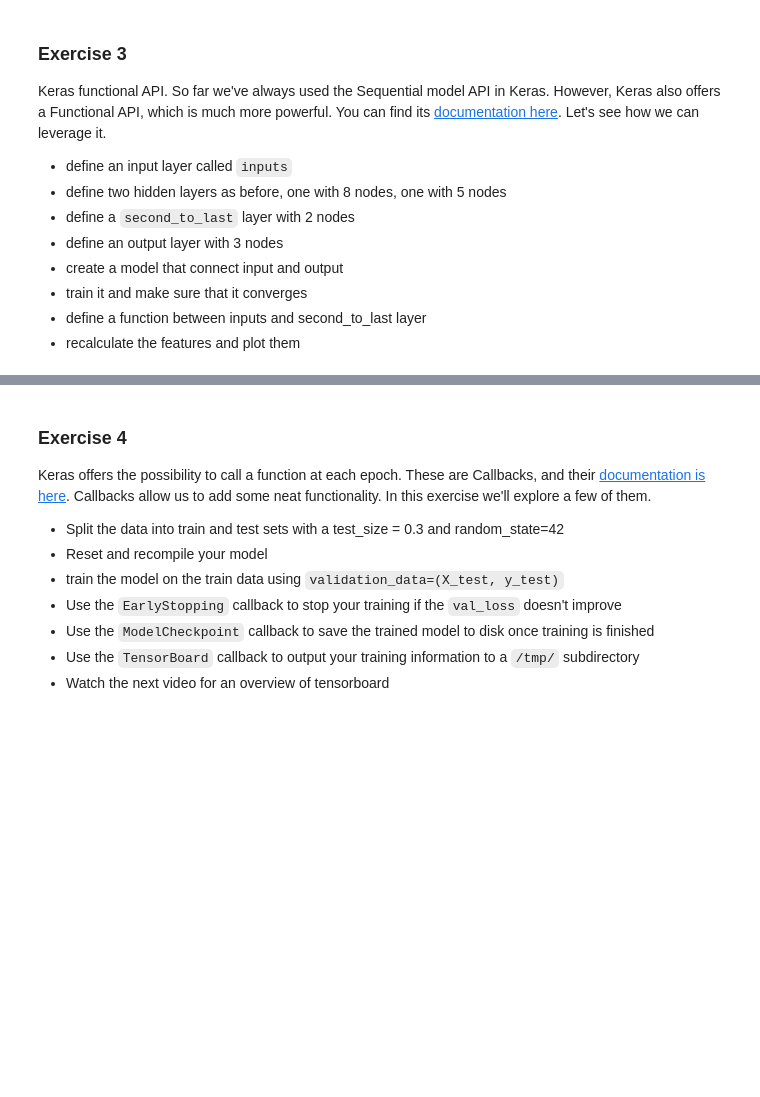
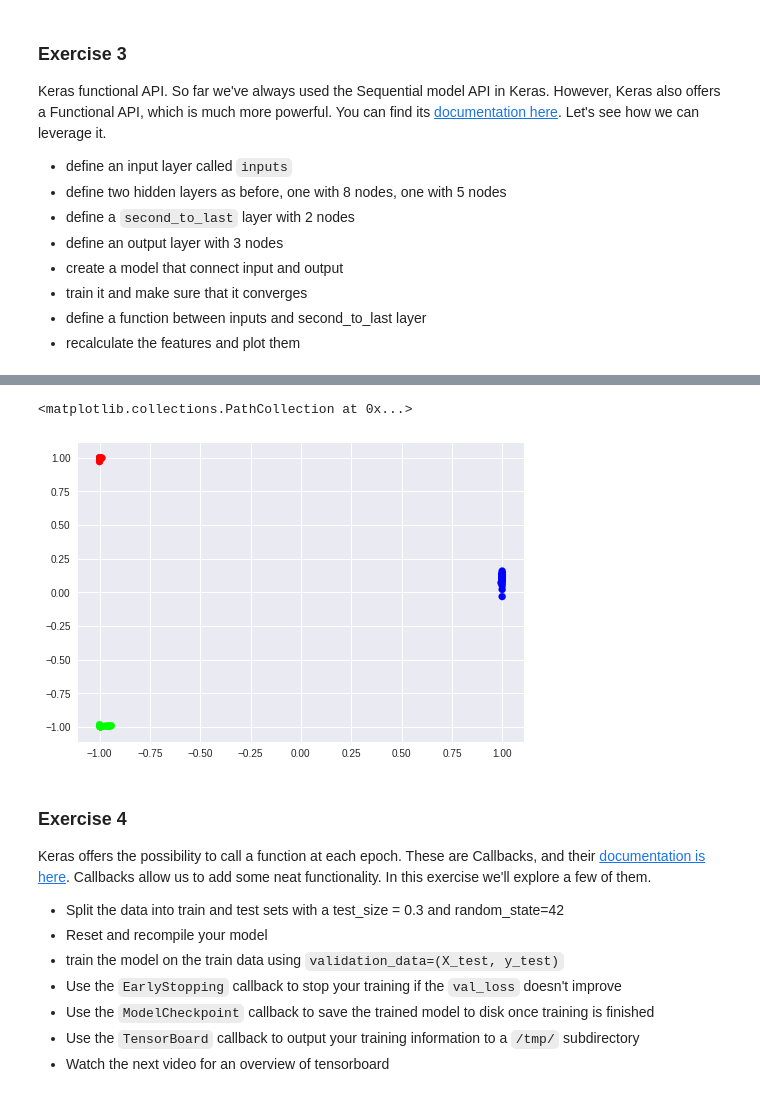
Before and after one commit to javmar08/zero_to_deep_learning_udemy, a Jupyter notebook: course/5 Gradient Descent.ipynb, the cells around one changed output, grey strips where cells are left out. Saved outputs shown, nothing was run; the diff lists cells and outputs as text; code cells hidden in the pictures; blank space fills up the shorter version.

```diff
--- a/course/5 Gradient Descent.ipynb
+++ b/course/5 Gradient Descent.ipynb
@@ -758,0 +763,17 @@ Keras functional API. So far we've always used the Sequential model API in Keras
+# %%
+K.clear_session()
+
+inputs = Input(shape=(13,))
+x = Dense(8, kernel_initializer='he_normal', activation='tanh')(inputs)
+x = Dense(5, kernel_initializer='he_normal', activation='tanh')(x)
+second_to_last = Dense(2, kernel_initializer='he_normal',
+                       activation='tanh')(x)
+outputs = Dense(3, activation='softmax')(second_to_last)
+
+model = Model(inputs=inputs, outputs=outputs)
+
+model.compile(RMSprop(lr=0.05),
+              'categorical_crossentropy',
+              metrics=['accuracy'])
+
+model.fit(Xsc, y_cat.values, batch_size=16, epochs=20, verbose=1)
@@ -759,3 +799,11 @@ Keras functional API. So far we've always used the Sequential model API in Keras
+# %%
+features_function = K.function([inputs], [second_to_last])
+features = features_function([Xsc])[0]
+# %%
+plt.scatter(features[:, 0], features[:, 1], c=y_cat)
+# %% [output]
+<matplotlib.collections.PathCollection at 0x...>
+[figure, added]
 # %% [markdown]
 ### Exercise 4
 
```
Also changed, not shown: parts of 12 cells of this notebook.
